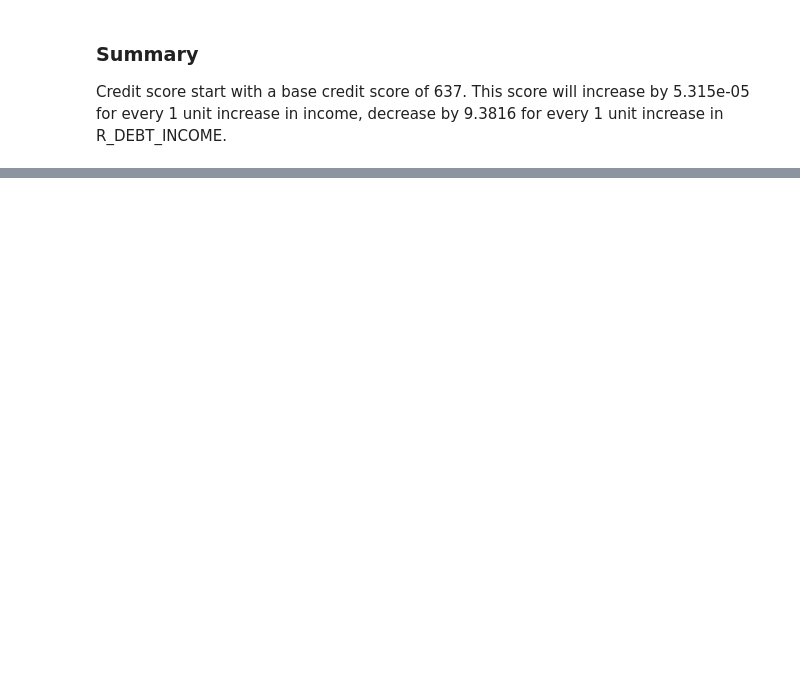
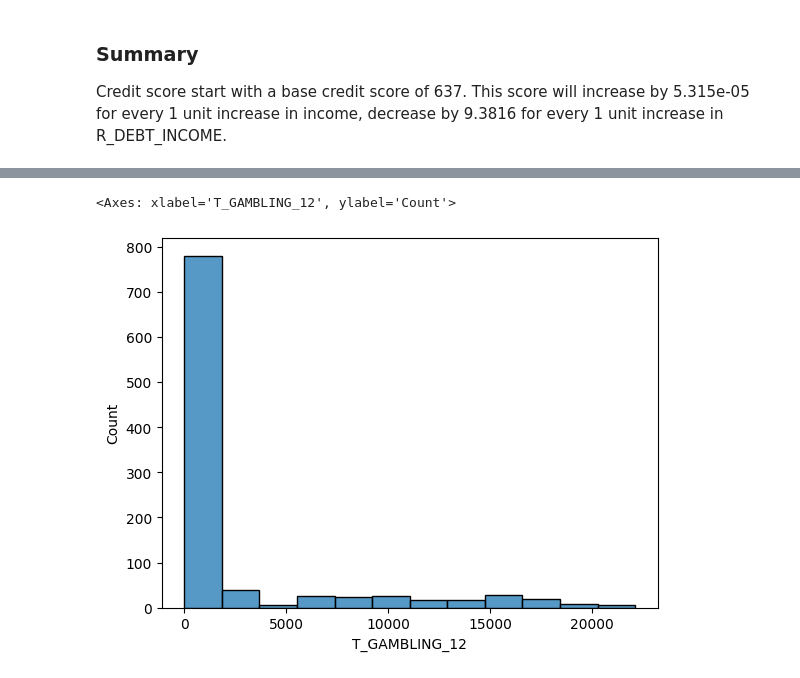
Before and after one commit to hcccccz/XAI, a Jupyter notebook: Untitled-1.ipynb, the cells around one changed output, grey strips where cells are left out. Drawn from its saved outputs; the diff is of its cells as text; code cells hidden in the pictures; blank space fills up the shorter version.

```diff
--- a/Untitled-1.ipynb
+++ b/Untitled-1.ipynb
@@ -54,0 +133,5 @@ Credit score start with a base credit score of 637. This score will increase by
+# %%
+sns.histplot(df['T_GAMBLING_12'],bins=12)
+# %% [output]
+<Axes: xlabel='T_GAMBLING_12', ylabel='Count'>
+[figure, added]
```
Also changed, not shown: parts of 6 cells of this notebook.
